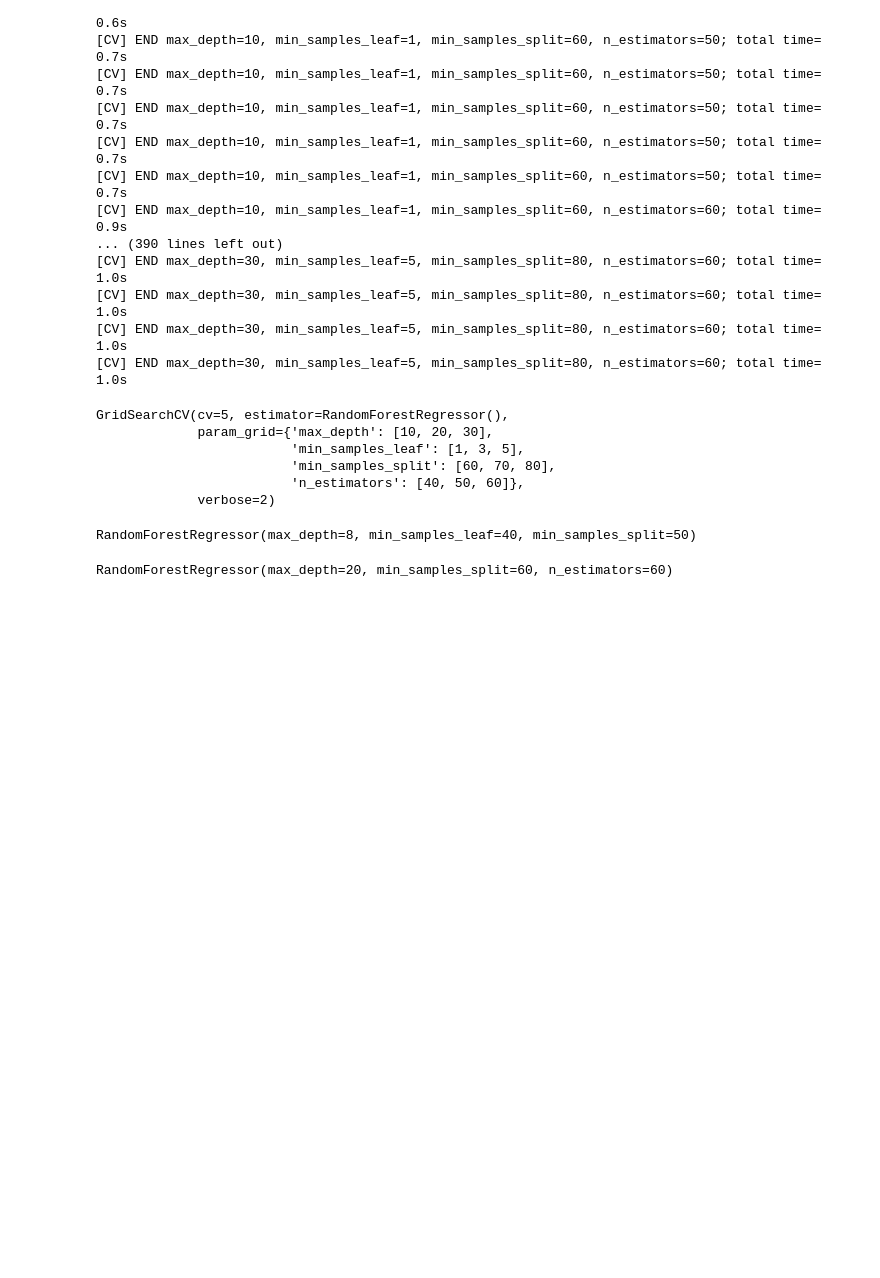
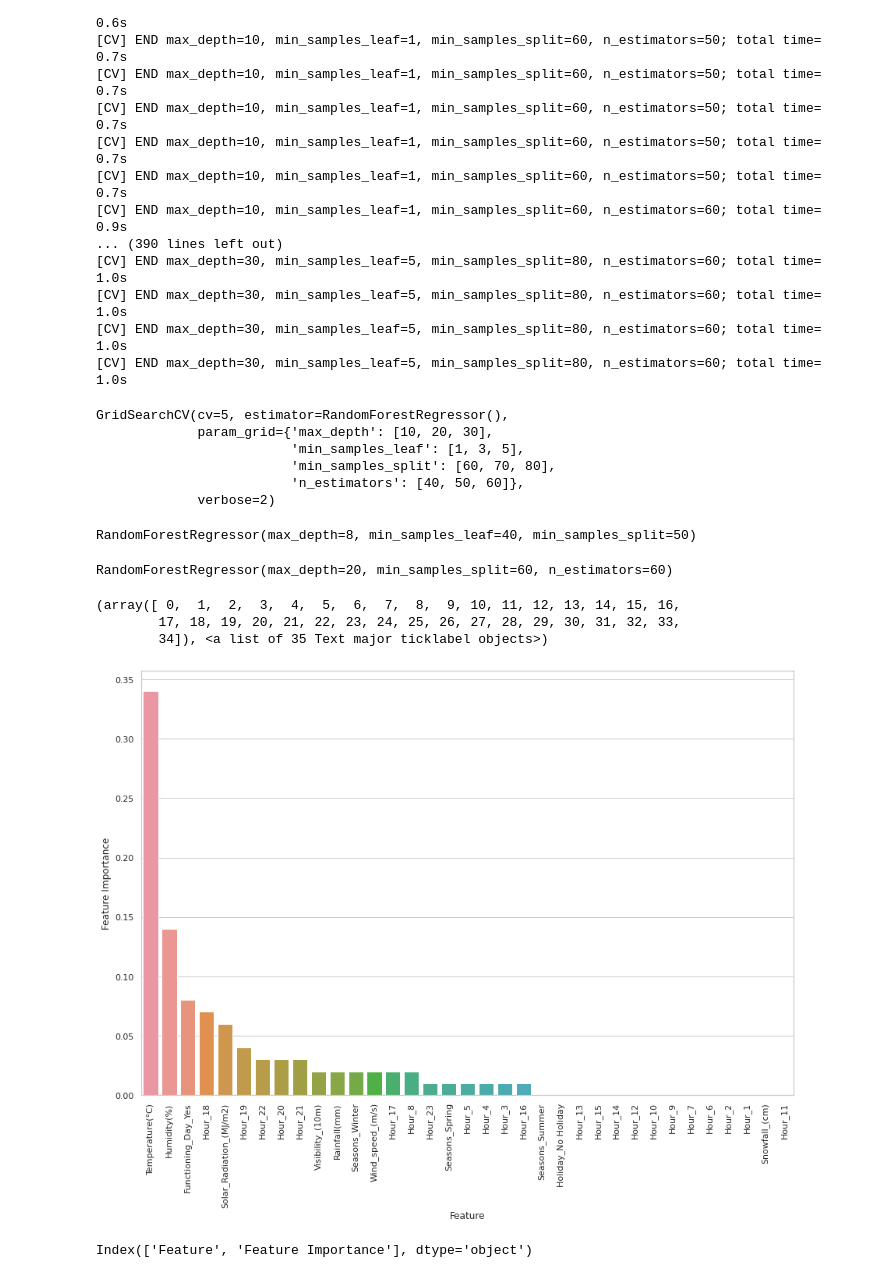
Before and after one commit to Sriharish19/Bike-Demand-Prediction, a Jupyter notebook: SH_Bike_Sharing_Demand_Prediction_Capstone_Project.ipynb, the cells around one changed output. Drawn from its saved outputs; the diff is of its cells as text; code cells hidden in the pictures; blank space fills up the shorter version.

```diff
--- a/SH_Bike_Sharing_Demand_Prediction_Capstone_Project.ipynb
+++ b/SH_Bike_Sharing_Demand_Prediction_Capstone_Project.ipynb
@@ -614,3 +614,26 @@ RandomForestRegressor(max_depth=8, min_samples_leaf=40, min_samples_split=50)
 rf_grid.best_estimator_
 # %% [output]
 RandomForestRegressor(max_depth=20, min_samples_split=60, n_estimators=60)
+# %%
+imp=RandomForestRegressor().fit(X_train,y_train).feature_importances_
+# %%
+imp_dict = {'Feature' : list(X_train.columns),
+                   'Feature Importance' : imp}
+
+imp_df = pd.DataFrame(imp_dict)
+imp_df['Feature Importance'] = round(imp_df['Feature Importance'],2)
+imp_df.sort_values(by=['Feature Importance'],ascending=False,inplace=True)
+# %%
+plt.figure(figsize = (15, 10))
+sns.set_theme(style="whitegrid")
+ax = sns.barplot(x='Feature', y='Feature Importance', data=imp_df)
+plt.xticks(rotation=90)
+# %% [output]
+(array([ 0,  1,  2,  3,  4,  5,  6,  7,  8,  9, 10, 11, 12, 13, 14, 15, 16,
+        17, 18, 19, 20, 21, 22, 23, 24, 25, 26, 27, 28, 29, 30, 31, 32, 33,
+        34]), <a list of 35 Text major ticklabel objects>)
+[figure, added]
+# %%
+imp_df.columns
+# %% [output]
+Index(['Feature', 'Feature Importance'], dtype='object')
```
